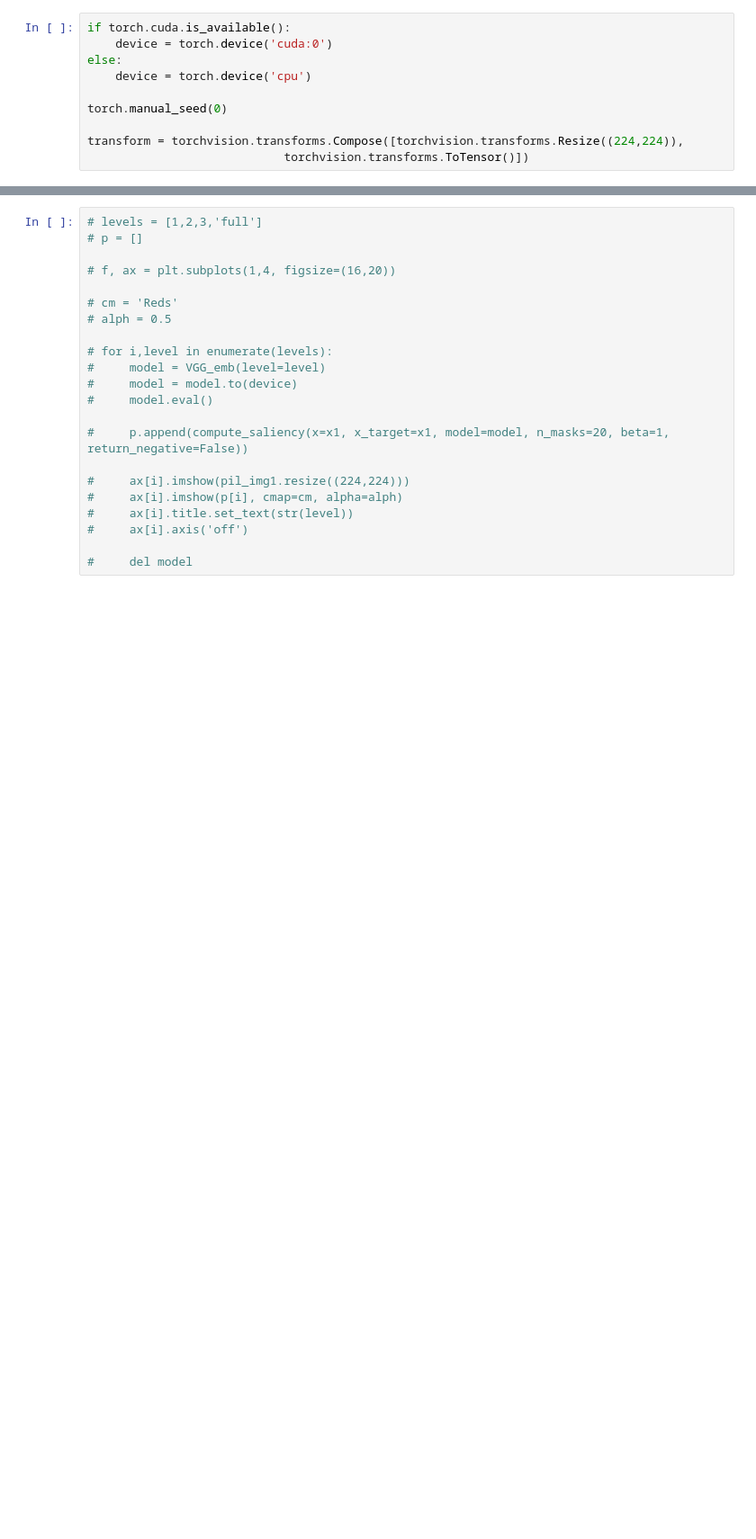
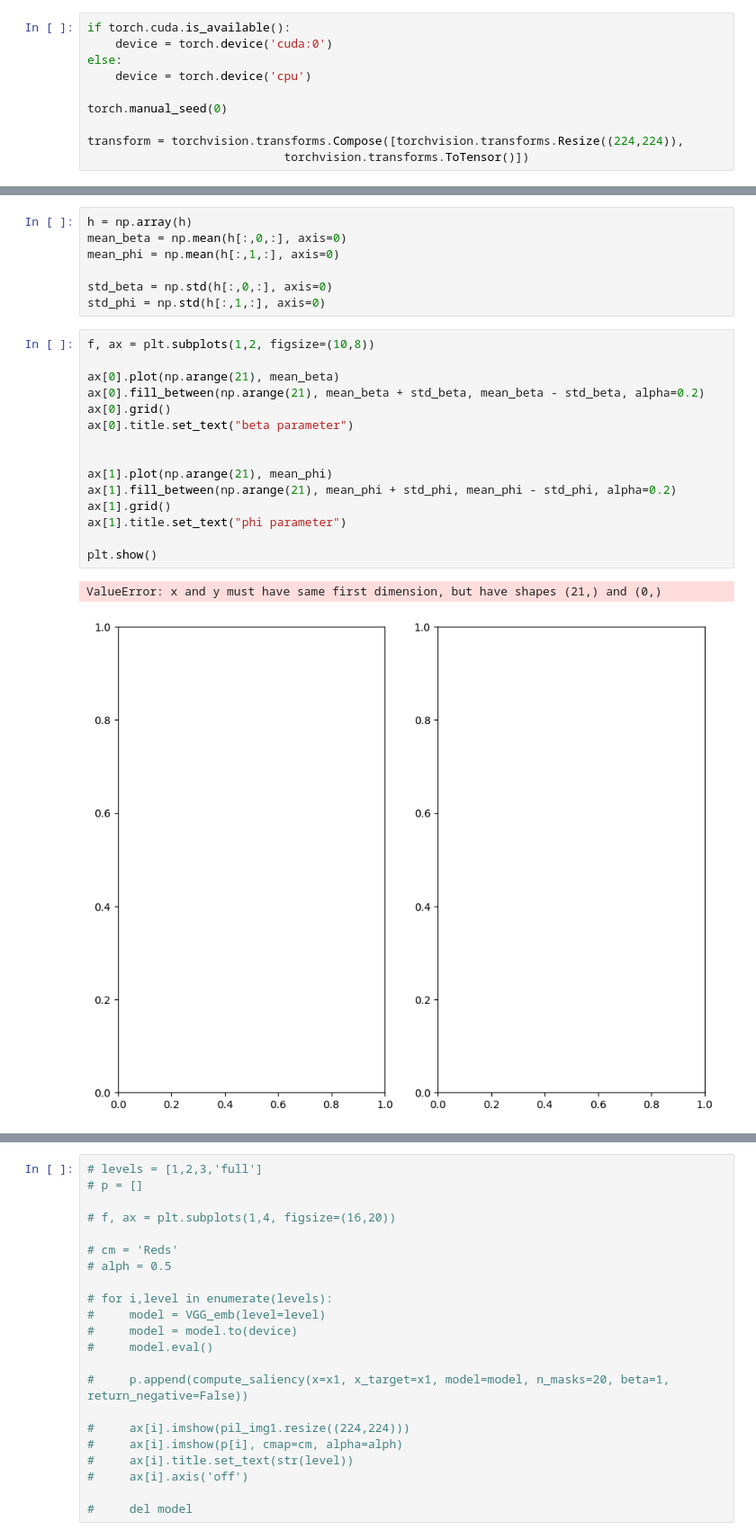
Before and after one commit to BFonseca45/PIBISA, a Jupyter notebook: encoder_main.ipynb, the cells around one changed output, grey strips where cells are left out. Shown at 90% size. Cells and saved outputs as stored; diff of their text form; blank space fills up the shorter version.

```diff
--- a/encoder_main.ipynb
+++ b/encoder_main.ipynb
@@ -81,0 +96,25 @@ plt.show()
+# %%
+h = np.array(h)
+mean_beta = np.mean(h[:,0,:], axis=0)
+mean_phi = np.mean(h[:,1,:], axis=0)
+
+std_beta = np.std(h[:,0,:], axis=0)
+std_phi = np.std(h[:,1,:], axis=0)
+# %%
+f, ax = plt.subplots(1,2, figsize=(10,8))
+
+ax[0].plot(np.arange(21), mean_beta)
+ax[0].fill_between(np.arange(21), mean_beta + std_beta, mean_beta - std_beta, alpha=0.2)
+ax[0].grid()
+ax[0].title.set_text("beta parameter")
+
+
+ax[1].plot(np.arange(21), mean_phi)
+ax[1].fill_between(np.arange(21), mean_phi + std_phi, mean_phi - std_phi, alpha=0.2)
+ax[1].grid()
+ax[1].title.set_text("phi parameter")
+
+plt.show()
+# %% [output]
+ValueError: x and y must have same first dimension, but have shapes (21,) and (0,)
+[figure, added]
```
Also changed, not shown: parts of 6 cells of this notebook, 3 other files.
